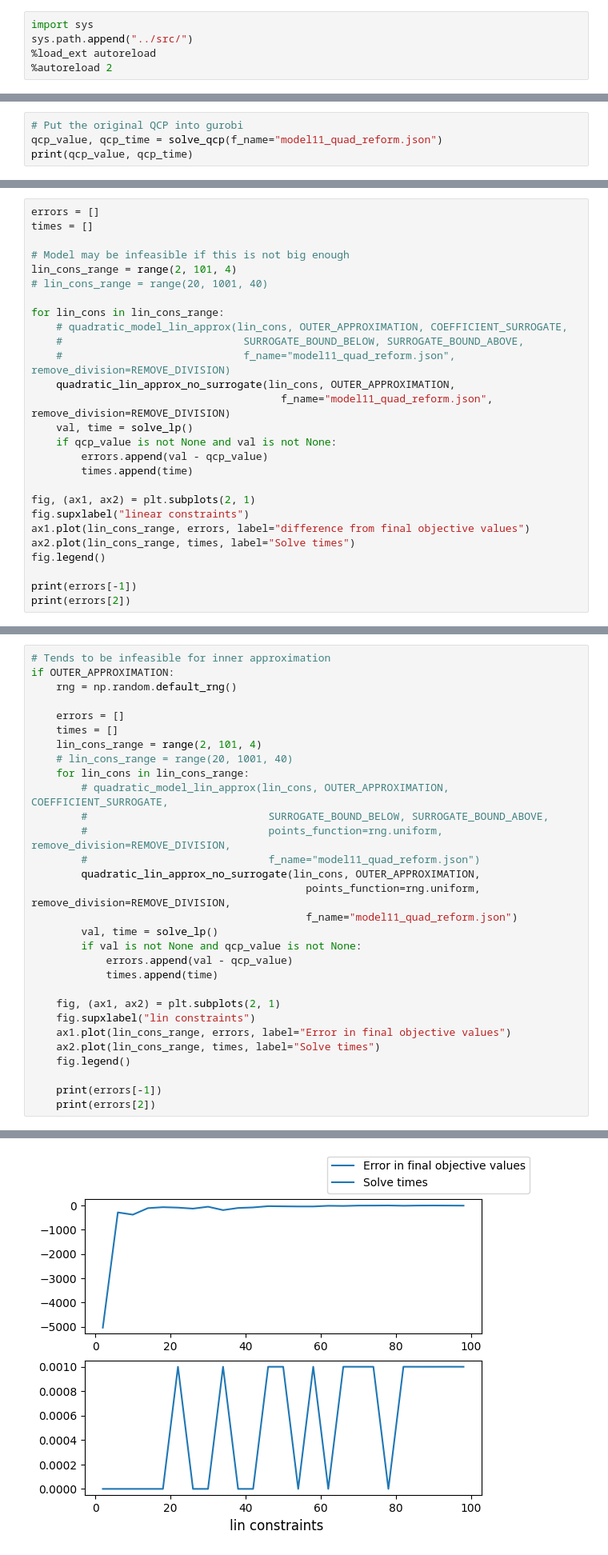
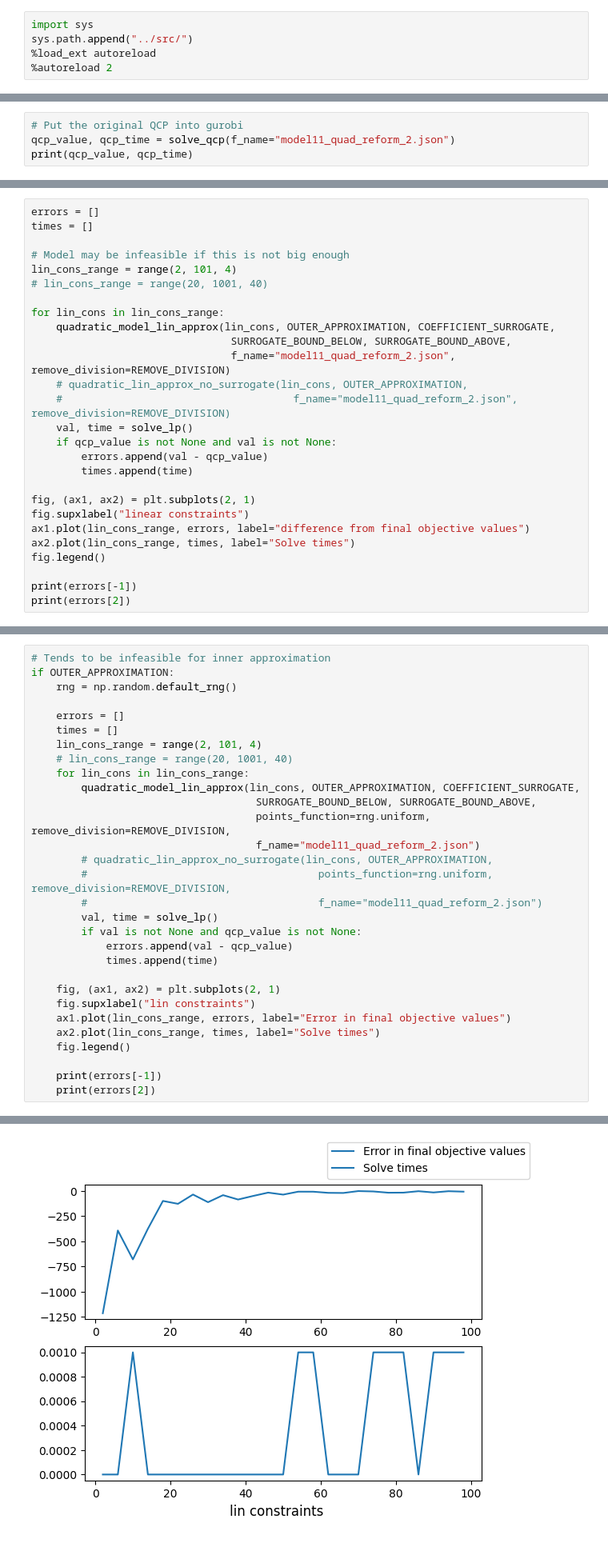
Before and after one commit to micpap25/ENG-QUANT, a Jupyter notebook: experiments/classical_run_points_compare.ipynb, the cells around one changed output, grey strips where cells are left out. Shown at 80% size. Drawn from its saved outputs; the diff is of its cells as text.

```diff
--- a/experiments/classical_run_points_compare.ipynb
+++ b/experiments/classical_run_points_compare.ipynb
@@ -36,6 +36,6 @@ SURROGATE_BOUND_ABOVE = True
 REMOVE_DIVISION = False
 # %%
 # Put the original QCP into gurobi
-qcp_value, qcp_time = solve_qcp(f_name="model11_quad_reform.json")
+qcp_value, qcp_time = solve_qcp(f_name="model11_quad_reform_2.json")
 print(qcp_value, qcp_time)
 # %% [output]
@@ -55,11 +58,11 @@ lin_cons_range = range(2, 101, 4)
 # lin_cons_range = range(20, 1001, 40)
 
 for lin_cons in lin_cons_range:
-    # quadratic_model_lin_approx(lin_cons, OUTER_APPROXIMATION, COEFFICIENT_SURROGATE,
-    #                             SURROGATE_BOUND_BELOW, SURROGATE_BOUND_ABOVE,
-    #                             f_name="model11_quad_reform.json", remove_division=REMOVE_DIVISION)
-    quadratic_lin_approx_no_surrogate(lin_cons, OUTER_APPROXIMATION,
-                                        f_name="model11_quad_reform.json", remove_division=REMOVE_DIVISION)
+    quadratic_model_lin_approx(lin_cons, OUTER_APPROXIMATION, COEFFICIENT_SURROGATE,
+                                SURROGATE_BOUND_BELOW, SURROGATE_BOUND_ABOVE,
+                                f_name="model11_quad_reform_2.json", remove_division=REMOVE_DIVISION)
+    # quadratic_lin_approx_no_surrogate(lin_cons, OUTER_APPROXIMATION,
+    #                                     f_name="model11_quad_reform_2.json", remove_division=REMOVE_DIVISION)
     val, time = solve_lp()
     if qcp_value is not None and val is not None:
         errors.append(val - qcp_value)
@@ -87,13 +90,13 @@ if OUTER_APPROXIMATION:
     lin_cons_range = range(2, 101, 4)
     # lin_cons_range = range(20, 1001, 40)
     for lin_cons in lin_cons_range:
-        # quadratic_model_lin_approx(lin_cons, OUTER_APPROXIMATION, COEFFICIENT_SURROGATE,
-        #                             SURROGATE_BOUND_BELOW, SURROGATE_BOUND_ABOVE,
-        #                             points_function=rng.uniform, remove_division=REMOVE_DIVISION,
-        #                             f_name="model11_quad_reform.json")
-        quadratic_lin_approx_no_surrogate(lin_cons, OUTER_APPROXIMATION,
-                                            points_function=rng.uniform, remove_division=REMOVE_DIVISION,
-                                            f_name="model11_quad_reform.json")
+        quadratic_model_lin_approx(lin_cons, OUTER_APPROXIMATION, COEFFICIENT_SURROGATE,
+                                    SURROGATE_BOUND_BELOW, SURROGATE_BOUND_ABOVE,
+                                    points_function=rng.uniform, remove_division=REMOVE_DIVISION,
+                                    f_name="model11_quad_reform_2.json")
+        # quadratic_lin_approx_no_surrogate(lin_cons, OUTER_APPROXIMATION,
+        #                                     points_function=rng.uniform, remove_division=REMOVE_DIVISION,
+        #                                     f_name="model11_quad_reform_2.json")
         val, time = solve_lp()
         if val is not None and qcp_value is not None:
             errors.append(val - qcp_value)
@@ -113,4 +116,4 @@ if OUTER_APPROXIMATION:
-[figure, old version]
+[figure, new version]
 # %%
 concat = 1.67
 
```
Also changed, not shown: parts of 8 cells of this notebook, 15 other files.
